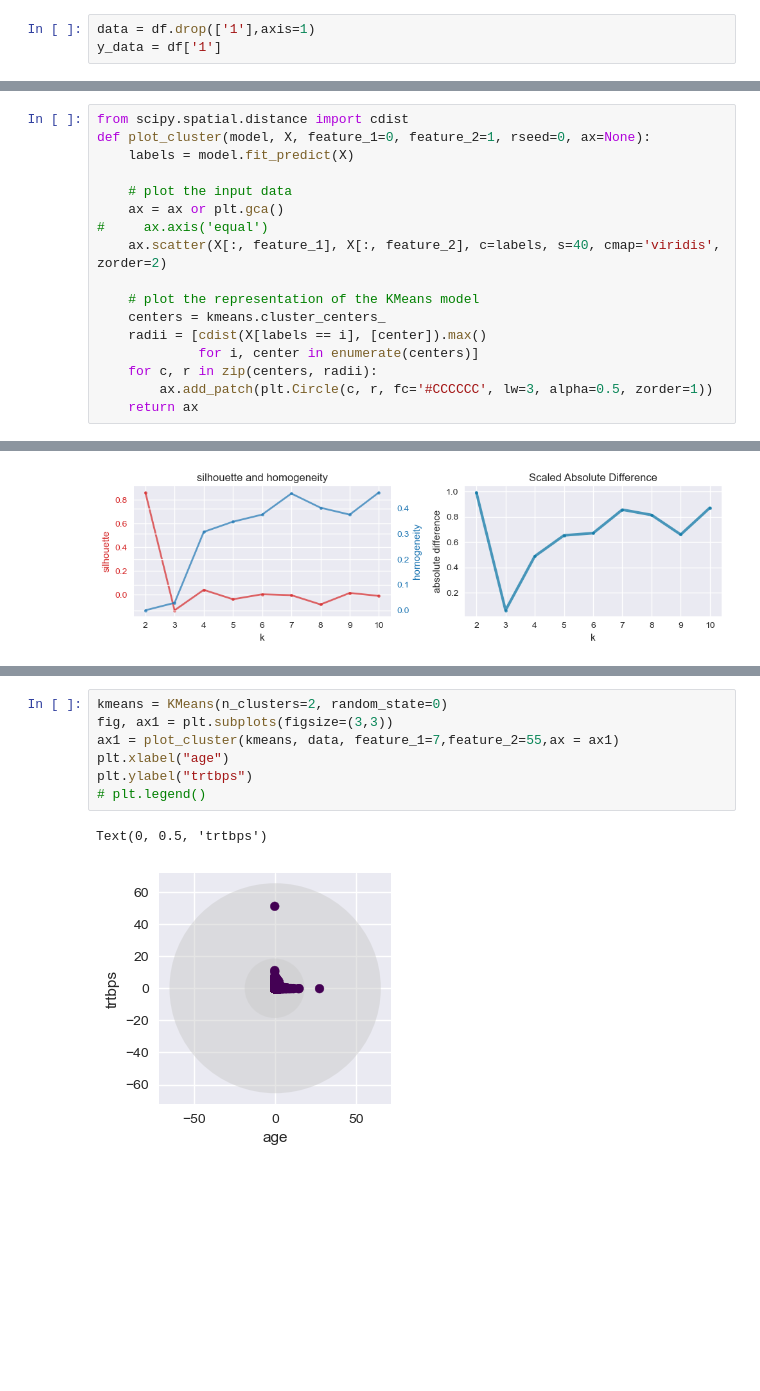
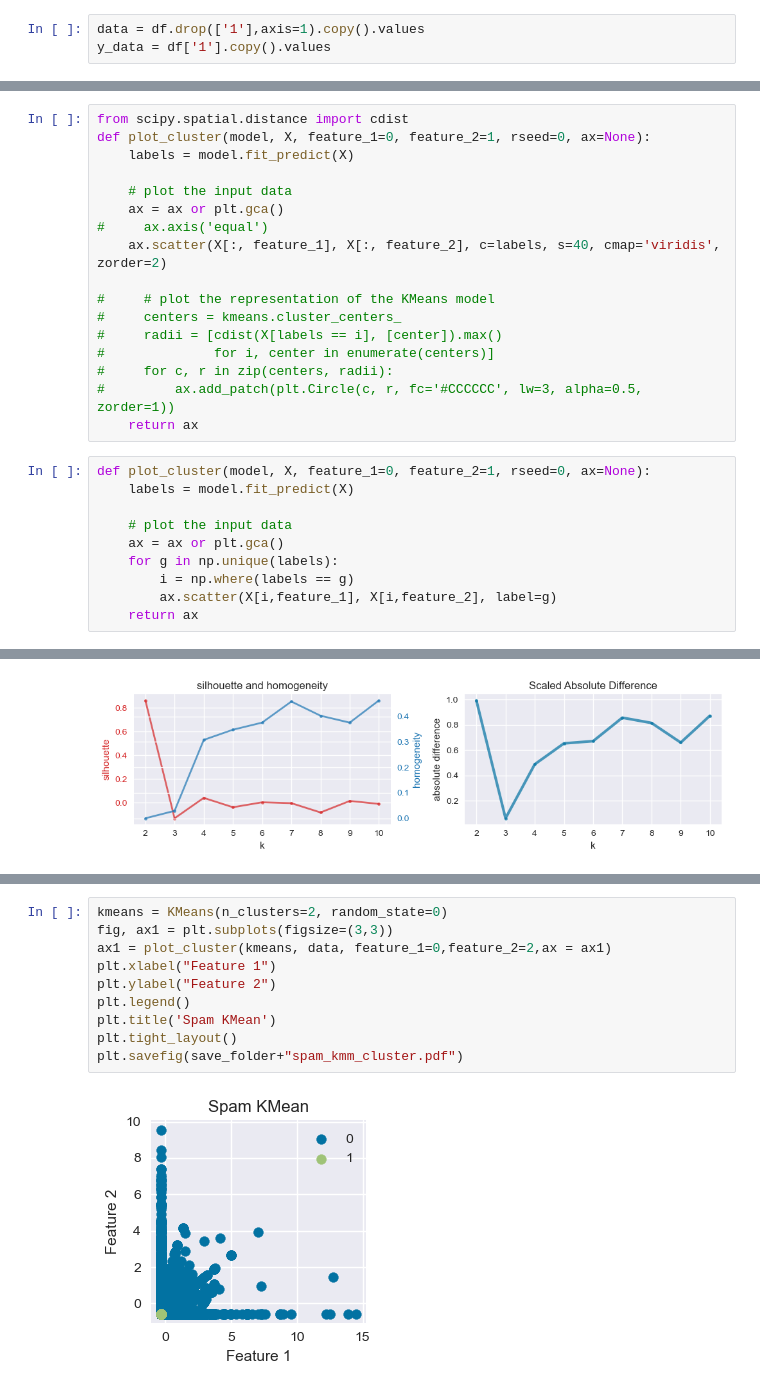
Before and after one commit to Alijafr/ML, a Jupyter notebook: assignment 3/code/Assignment 3.ipynb, the cells around one changed output, grey strips where cells are left out. Cells and saved outputs as stored; diff of their text form; blank space fills up the shorter version.

```diff
--- a/assignment 3/code/Assignment 3.ipynb
+++ b/assignment 3/code/Assignment 3.ipynb
@@ -131,8 +142,8 @@ df.head()
 | 4 | 0.00 | 0.00 | 0.00 | 0.0 | 1.85 | 0.00 | 0.00 | 1.85 | 0.00 | 0.00 | ... | ... |
 5 rows × 58 columns
 # %%
-data = df.drop(['1'],axis=1)
-y_data = df['1']
+data = df.drop(['1'],axis=1).copy().values
+y_data = df['1'].copy().values
 # %%
 data = StandardScaler().fit_transform(data)
 # %% [markdown]
@@ -333,10 +344,20 @@ def plot_cluster(model, X, feature_1=0, feature_2=1, rseed=0, ax=None):
 #     ax.axis('equal')
     ax.scatter(X[:, feature_1], X[:, feature_2], c=labels, s=40, cmap='viridis', zorder=2)
 
-    # plot the representation of the KMeans model
-    centers = kmeans.cluster_centers_
-    radii = [cdist(X[labels == i], [center]).max()
-             for i, center in enumerate(centers)]
-    for c, r in zip(centers, radii):
-        ax.add_patch(plt.Circle(c, r, fc='#CCCCCC', lw=3, alpha=0.5, zorder=1))
+#     # plot the representation of the KMeans model
+#     centers = kmeans.cluster_centers_
+#     radii = [cdist(X[labels == i], [center]).max()
+#              for i, center in enumerate(centers)]
+#     for c, r in zip(centers, radii):
+#         ax.add_patch(plt.Circle(c, r, fc='#CCCCCC', lw=3, alpha=0.5, zorder=1))
     return ax
+# %%
+def plot_cluster(model, X, feature_1=0, feature_2=1, rseed=0, ax=None):
+    labels = model.fit_predict(X)
+
+    # plot the input data
+    ax = ax or plt.gca()
+    for g in np.unique(labels):
+        i = np.where(labels == g)
+        ax.scatter(X[i,feature_1], X[i,feature_2], label=g)
+    return ax
@@ -481,10 +536,12 @@ plt.savefig(save_folder+"spam_gmm_sil_homo.pdf")
 # %%
 kmeans = KMeans(n_clusters=2, random_state=0)
 fig, ax1 = plt.subplots(figsize=(3,3))
-ax1 = plot_cluster(kmeans, data, feature_1=7,feature_2=55,ax = ax1)
-plt.xlabel("age")
-plt.ylabel("trtbps")
-# plt.legend()
+ax1 = plot_cluster(kmeans, data, feature_1=0,feature_2=2,ax = ax1)
+plt.xlabel("Feature 1")
+plt.ylabel("Feature 2")
+plt.legend()
+plt.title('Spam KMean')
+plt.tight_layout()
+plt.savefig(save_folder+"spam_kmm_cluster.pdf")
 # %% [output]
-Text(0, 0.5, 'trtbps')
-[figure, old version]
+[figure, new version]
```
Also changed, not shown: parts of 7 cells of this notebook, 7 other files.
